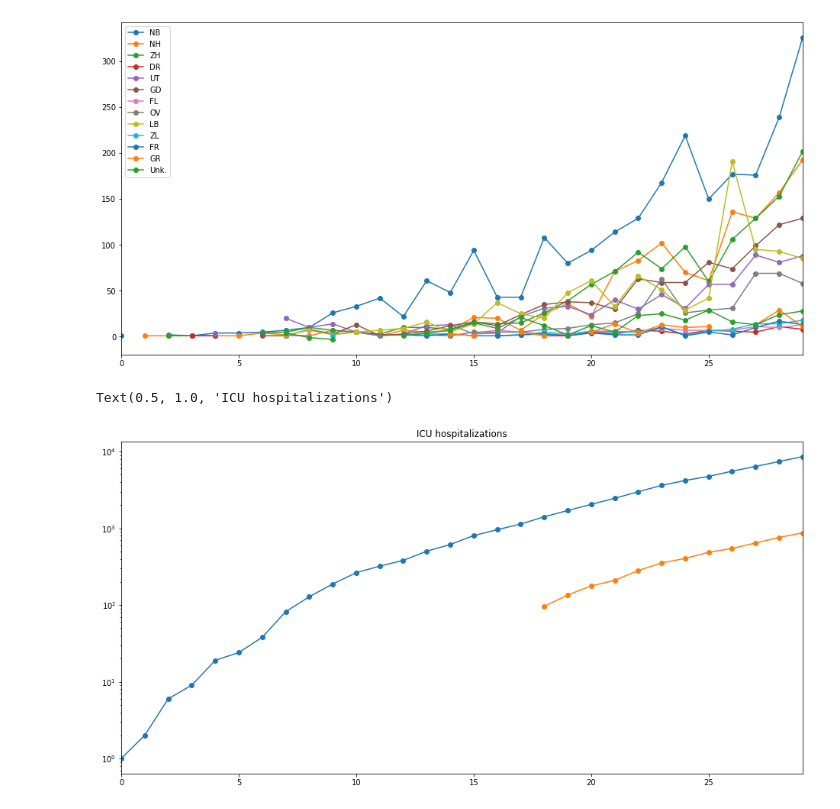
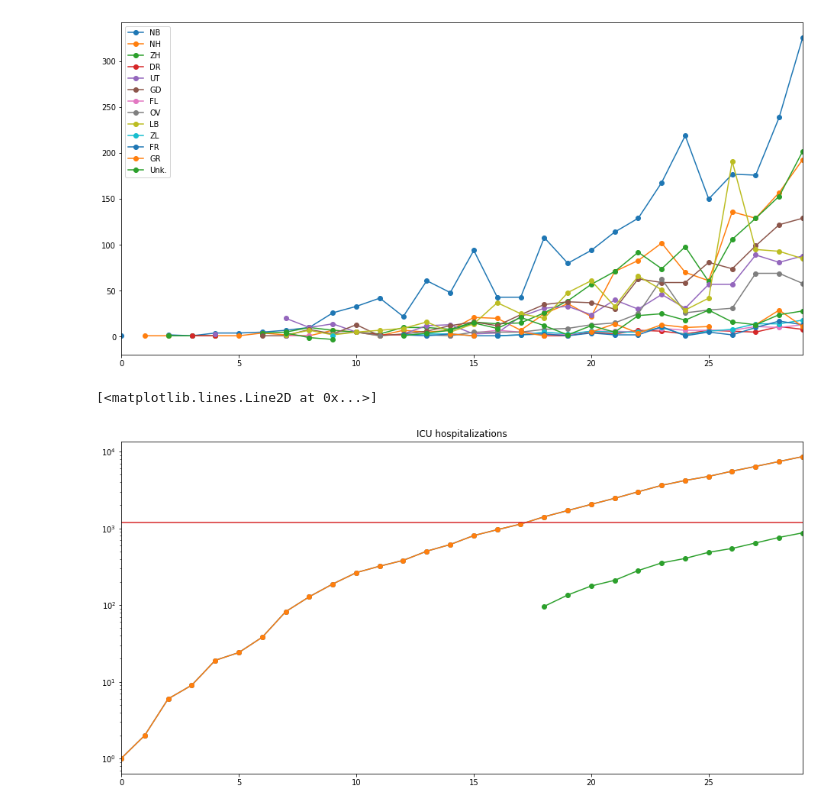
Before and after one commit to acorbe/covid19-analytics-NL-EU, a Jupyter notebook: Corona_stats.ipynb, the cells around one changed output. Saved outputs shown, nothing was run; the diff lists cells and outputs as text; code cells hidden in the pictures.

```diff
--- a/Corona_stats.ipynb
+++ b/Corona_stats.ipynb
@@ -361,14 +361,17 @@ NL_situation_cleaned['Province'].astype(float).plot(marker='o',ax = ax)
 # %%
 ## ICU Patients
 
 
 
 plt.figure(figsize=(16,8))
 ax = plt.gca()
 NL_situation_cleaned['Cases[b]']['Total'].astype(float).plot(marker='o',ax = ax)
+NL_situation_cleaned['Cases[b]']['Total'].astype(float).plot(marker='o',ax = ax)
+
 plt.yscale('log')
 NL_situation_cleaned['Hospitalizations']['ICU'].astype(float).plot(marker='o',ax = ax)
 plt.title('ICU hospitalizations')
+plt.plot([0,30],[1200,1200])
 # %% [output]
-Text(0.5, 1.0, 'ICU hospitalizations')
+[<matplotlib.lines.Line2D at 0x...>]
-[figure, old version]
+[figure, new version]
```
